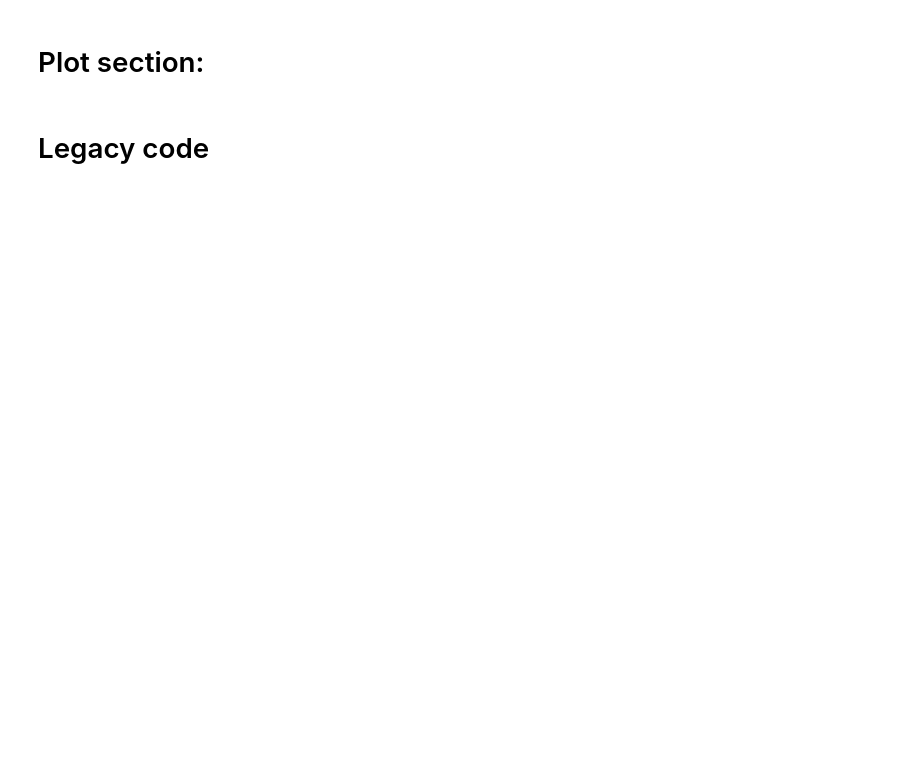
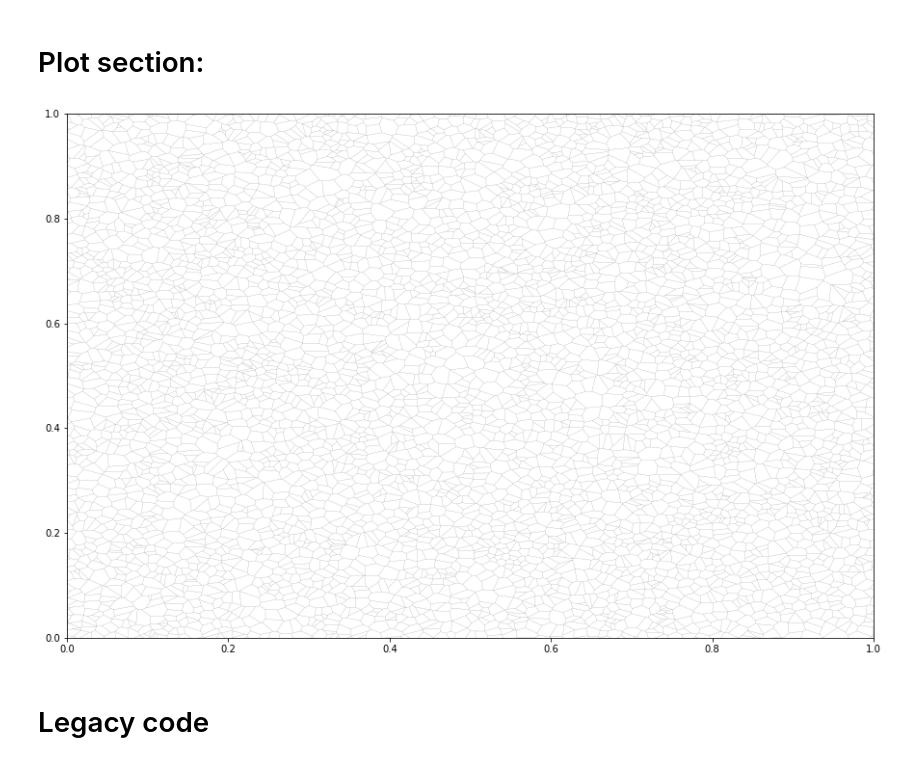
Before and after one commit to cjabarca/memo, a Jupyter notebook: code/test.ipynb, the cells around one changed output. Cells and saved outputs as stored; diff of their text form; code cells hidden in the pictures; blank space fills up the shorter version.

Commit message:
Fix plot

```diff
--- a/code/test.ipynb
+++ b/code/test.ipynb
@@ -79,9 +89,9 @@ def get_all_bounds_coords(ridges, vertices):
                         vertices[bound[1]][1]]] for bound in ridges])
     return boundarys
 # %%
-def adjust_all_bounds(boundarys_mod, bound_domain):
-    boundarys_mod = np.zeros(boundarys_mod.shape)
-    for index, bound in enumerate(boundarys_mod):
+def adjust_all_bounds(boundarys, bound_domain):
+    boundarys_mod = np.zeros(boundarys.shape)
+    for index, bound in enumerate(boundarys):
         ret = _adjust_points(bound[:,0], bound[:,1], bound_domain)
         boundarys_mod[index][:, 0] = ret[0]
         boundarys_mod[index][:, 1] = ret[1]
@@ -144,10 +158,12 @@ boundarys_mod = adjust_all_bounds(boundarys, DOMAIN_BOUND)
 # %% [markdown]
 # Plot section:
 # %%
-figsize = (30, 30)
+figsize = (15, 10)
 LINE_WIDTH = 0.1
-VERTEX_PLOT = True
-plot_structure(boundarys_mod, vertices, DOMAIN_BOUND, LINE_WIDTH, figsize, VERTEX_PLOT)
+VERTEX_PLOT = False
+ax = plot_structure(boundarys_mod, vertices, DOMAIN_BOUND, LINE_WIDTH, figsize, VERTEX_PLOT)
+# %% [output]
+[figure, added]
 # %% [markdown]
 # Legacy code
 # %%
```
Also changed, not shown: parts of 5 cells of this notebook, 5 other files.
